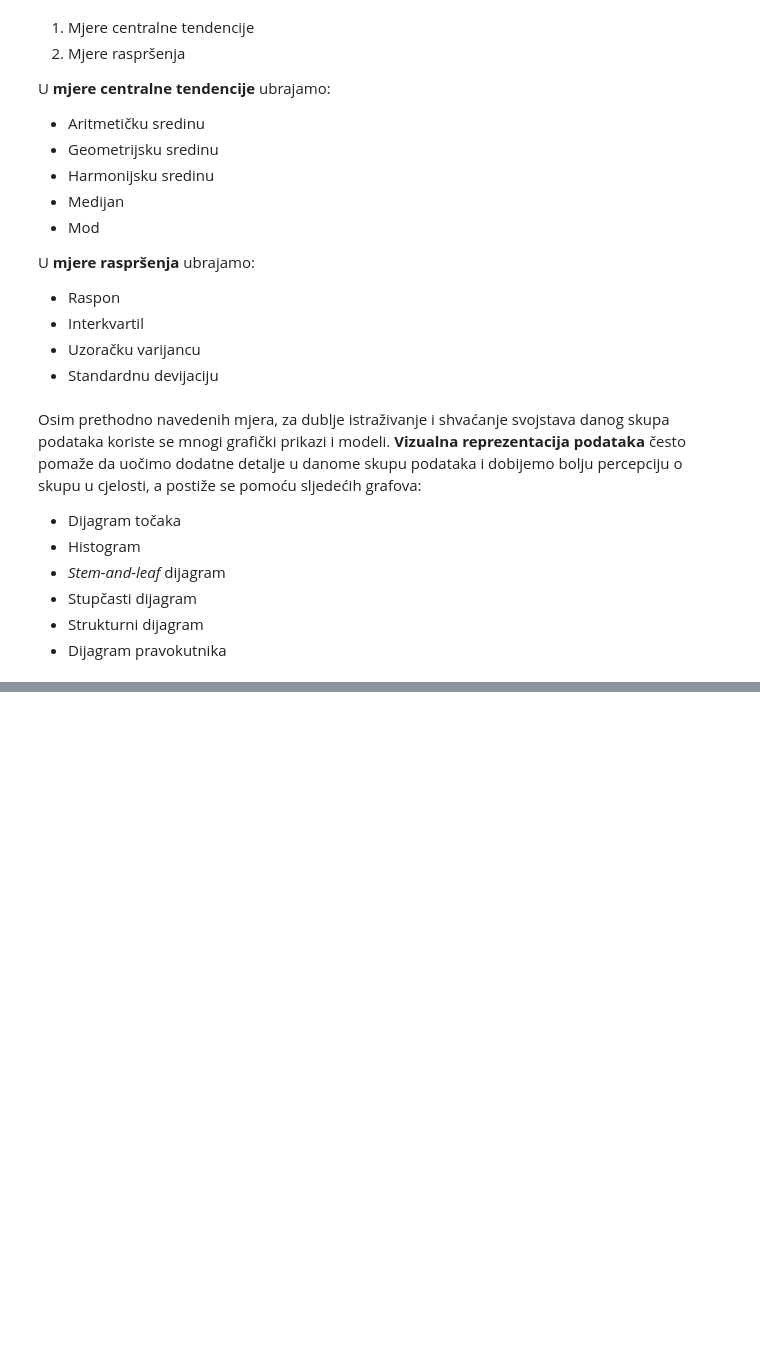
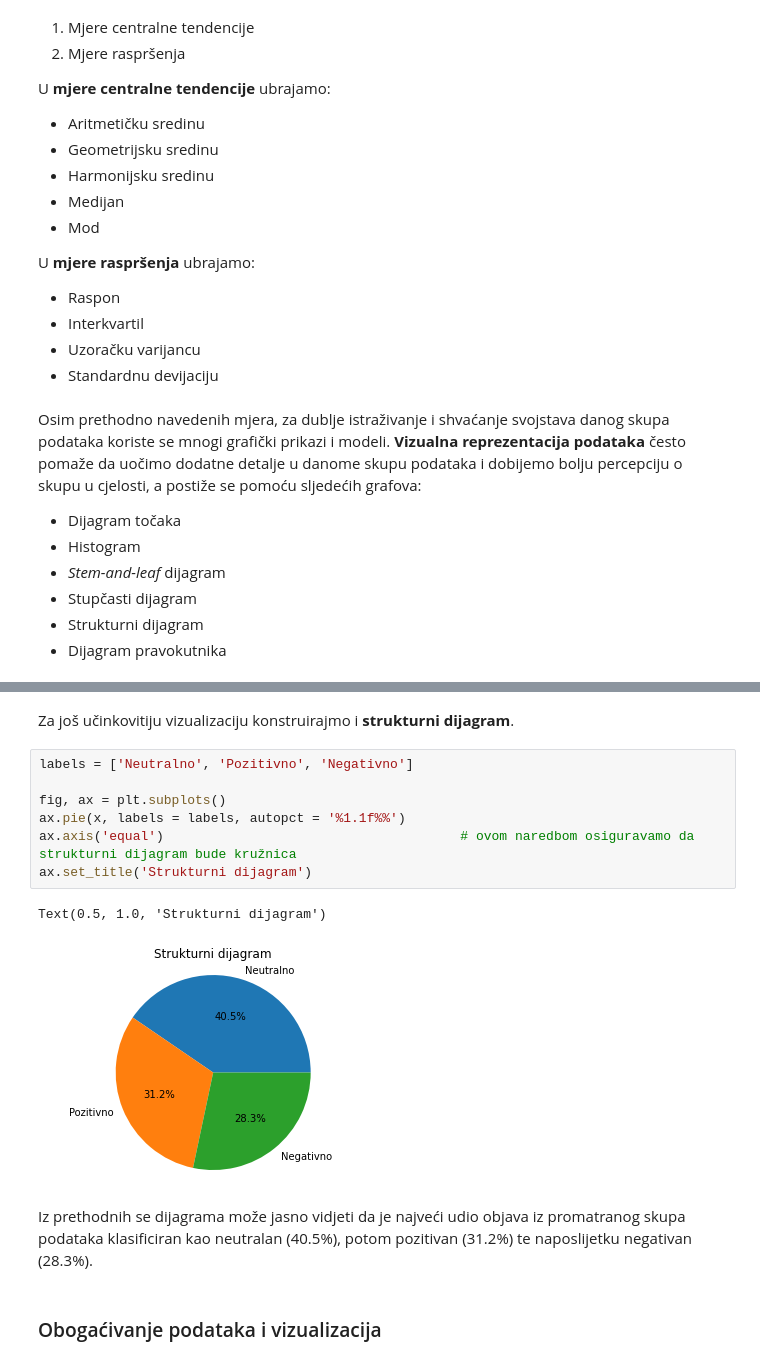
Before and after one commit to anazebi/Matematicki-softver, a Jupyter notebook: Opisna statistika esej.ipynb, the cells around one changed output, grey strips where cells are left out. Cells and saved outputs as stored; diff of their text form; blank space fills up the shorter version.

```diff
--- a/Opisna statistika esej.ipynb
+++ b/Opisna statistika esej.ipynb
@@ -44,0 +117,16 @@ Opažene vrijednosti $x_1, x_2, ... x_n$ varijable $X$ na određenom statističk
+# %% [markdown]
+Za još učinkovitiju vizualizaciju konstruirajmo i **strukturni dijagram**.
+# %%
+labels = ['Neutralno', 'Pozitivno', 'Negativno']
+
+fig, ax = plt.subplots()
+ax.pie(x, labels = labels, autopct = '%1.1f%%')
+ax.axis('equal')                                      # ovom naredbom osiguravamo da strukturni dijagram bude kružnica
+ax.set_title('Strukturni dijagram')
+# %% [output]
+Text(0.5, 1.0, 'Strukturni dijagram')
+[figure, added]
+# %% [markdown]
+Iz prethodnih se dijagrama može jasno vidjeti da je najveći udio objava iz promatranog skupa podataka klasificiran kao neutralan (40.5%), potom pozitivan (31.2%) te naposlijetku negativan (28.3%).
+# %% [markdown]
+### Obogaćivanje podataka i vizualizacija
```
Also changed, not shown: parts of 39 cells of this notebook.
